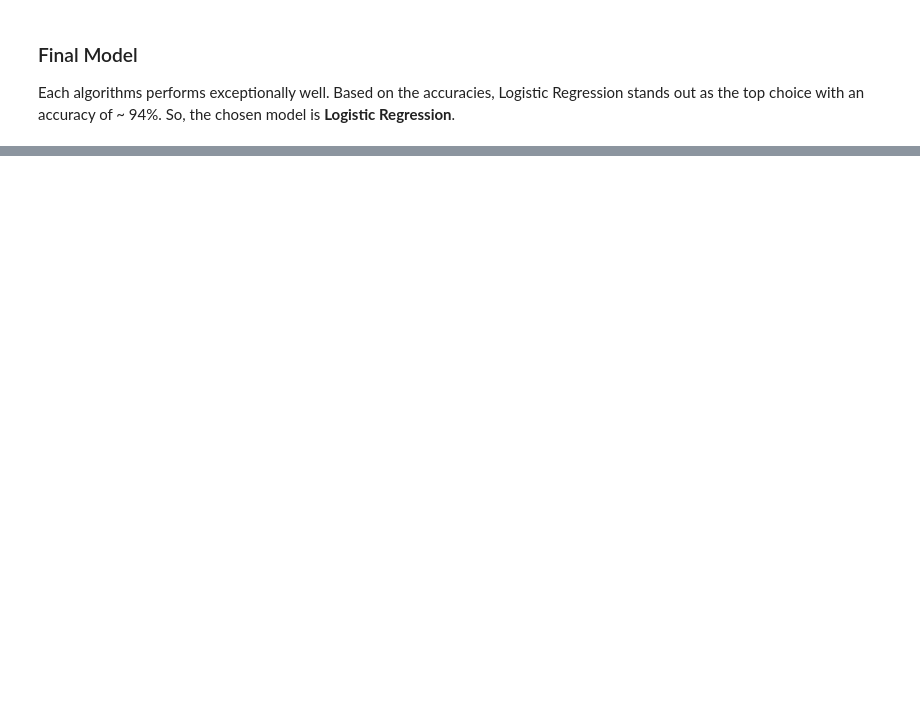
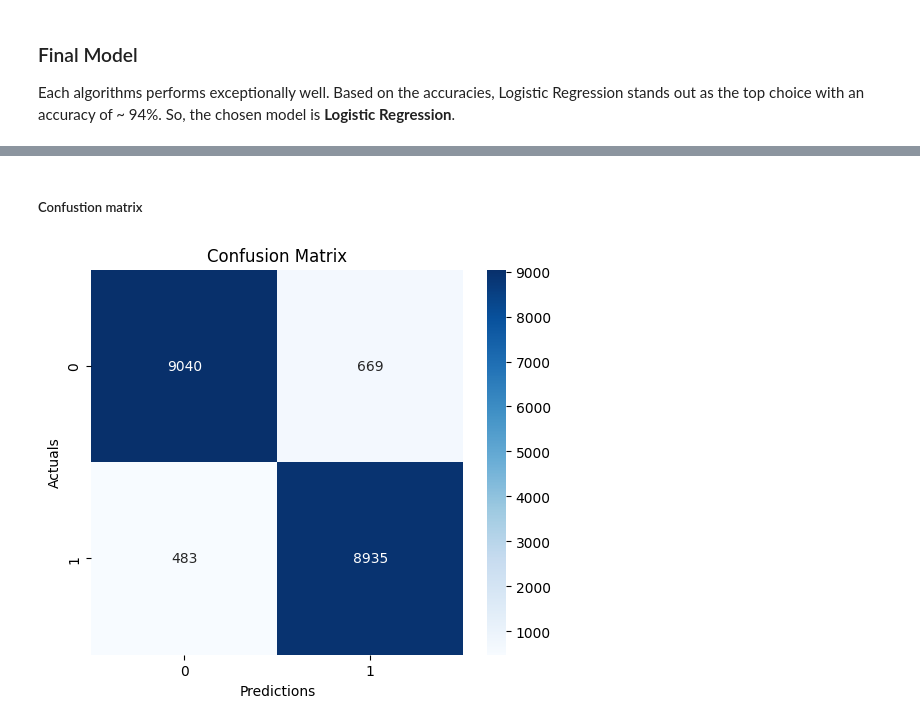
Before and after one commit to popalexr/Heart-disease-risk-prediction, a Jupyter notebook: notebook.ipynb, the cells around one changed output, grey strips where cells are left out. Drawn from its saved outputs; the diff is of its cells as text; code cells hidden in the pictures; blank space fills up the shorter version.

Commit message:
Added model performance evaluation.

```diff
--- a/notebook.ipynb
+++ b/notebook.ipynb
@@ -370,14 +372,20 @@ from sklearn.linear_model import LogisticRegression
+# %%
+lr_X_train, lr_X_test, lr_y_train, lr_y_test = train_test_split(
+    X,
+    y,
+    test_size=0.3,
+)
 # %% [markdown]
 #### Define and train the model
 # %%
-model = LogisticRegression(
+lr_model = LogisticRegression(
     penalty='l1',
     C=0.0005,
     solver='saga',
     max_iter=1500,
 )
 
-model.fit(X_train, y_train)
+lr_model.fit(lr_X_train, lr_y_train)
 # %% [output]
 LogisticRegression(C=0.0005, max_iter=1500, penalty='l1', solver='saga')
 # %% [markdown]
@@ -539,0 +563,7 @@ Each algorithms performs exceptionally well. Based on the accuracies, Logistic R
+# %%
+from sklearn.metrics import classification_report, confusion_matrix, roc_curve, auc
+import matplotlib.pyplot as plt
+import seaborn as sns
+
+y_pred = lr_model.predict(lr_X_test)
+y_prob = lr_model.predict_proba(lr_X_test)[:,1]
@@ -539,0 +585,12 @@ Each algorithms performs exceptionally well. Based on the accuracies, Logistic R
+# %% [markdown]
+##### Confustion matrix
+# %%
+cm = confusion_matrix(lr_y_test, y_pred)
+plt.figure(figsize=(6,5))
+sns.heatmap(cm, annot=True, fmt='d', cmap='Blues')
+plt.xlabel('Predictions')
+plt.ylabel('Actuals')
+plt.title('Confusion Matrix')
+plt.show()
+# %% [output]
+[figure, added]
```
Also changed, not shown: parts of 28 cells of this notebook.
